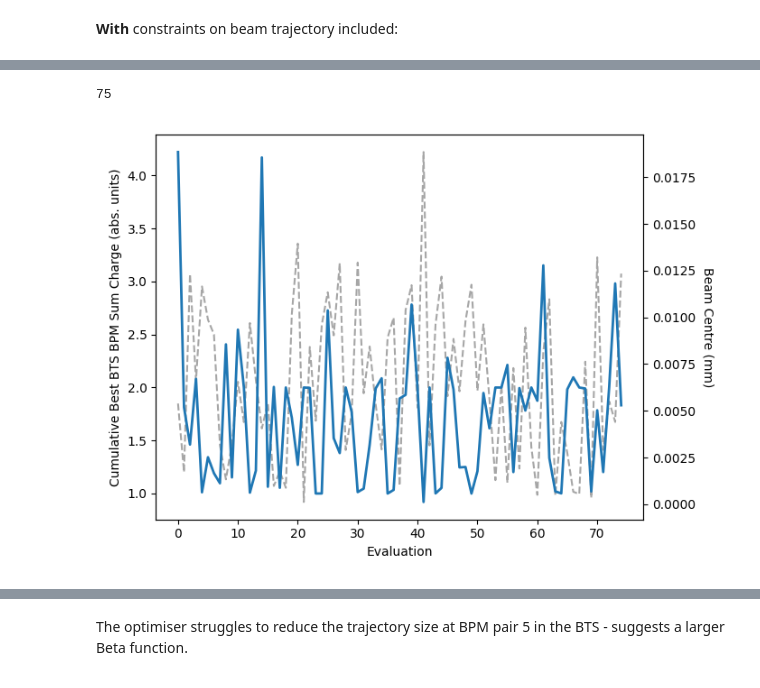
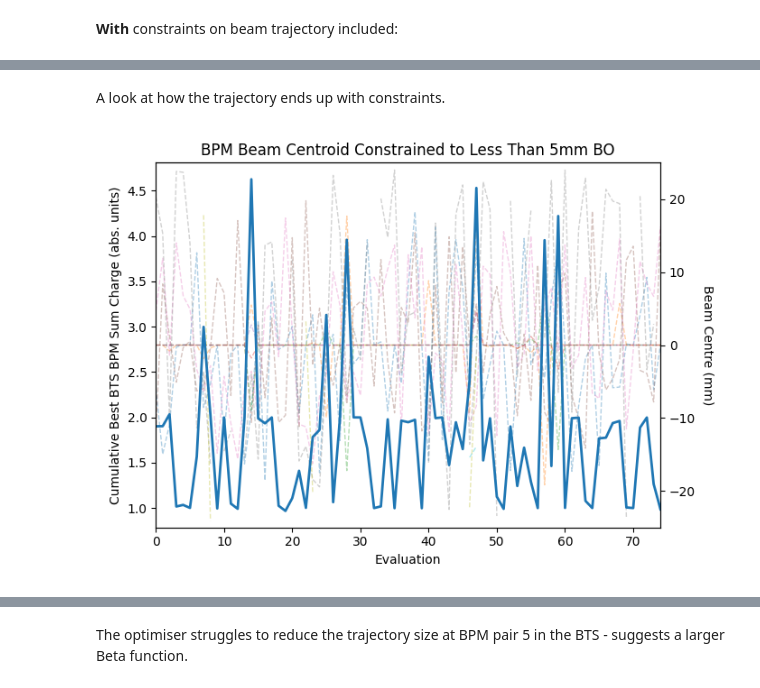
Before and after one commit to muonsontoast/pipelines, a Jupyter notebook: datadump/constraint-impact-EI/analysis.ipynb, the cells around one changed output, grey strips where cells are left out. Cells and saved outputs as stored; diff of their text form; code cells hidden in the pictures.

```diff
--- a/datadump/constraint-impact-EI/analysis.ipynb
+++ b/datadump/constraint-impact-EI/analysis.ipynb
@@ -152,42 +33,27 @@ Text(0, 0.5, 'Beam Centre (mm)')
+# %% [markdown]
+A look at how the trajectory ends up with constraints.
 # %%
-df = pd.read_csv(Path('..') / '2026-02-15__12-00-56.csv')
+df = pd.read_csv(Path('..') / '2026-02-15__13-55-59.csv')
 fig, ax = plt.subplots(1, 1, figsize = (7, 5))
 numDecisions = 14
 numConstraints = 12
 numObservables = 12
 evals = df.shape[0]
-print(evals)
 ax.plot(range(evals), df.iloc[:, numDecisions], zorder = 1, lw = 2, label = 'BTS Sum Charge')
 # ax.set_xlim(0, df.shape[0] - 1)
 ax.set_xlabel('Evaluation')
 ax.set_ylabel('Cumulative Best BTS BPM Sum Charge (abs. units)')
 ax2 = ax.twinx()
 ax.set_zorder(ax2.get_zorder() + 1)
 ax.patch.set_visible(False)
-# ax2.plot(range(evals), df['BPM (Index: 120) (ID: 36)'], color = 'black', ls = '--', alpha = .35)
 ax2.set_ylabel('Beam Centre (mm)', rotation = 270, labelpad = 15)
-fig.tight_layout()
 # filter the observables to replace nans with large negative numbers to prevent accumulate not working as a NaN is invalid
 for idx in range(numObservables):
-    result = df.iloc[:numDecisions + numConstraints + idx + 1]
-    ax2.plot(range(evals), result, label = f'BPM-{' '.join(df.columns[idx].split()[1:2])}')
-# for idx in range(numObservables):
-#     # arr = np.where(np.isnan(df.iloc[:, numDecisions + numConstraints + idx]), -np.inf, df.iloc[:, numDecisions + numConstraints + idx])
-#     # result = np.maximum.accumulate(arr) * 1e3
-#     result = df.iloc[:, numDecisions + 1 + numConstraints + idx]
-#     # print(result)
-#     if idx == 0:
-#         # print(result)
-#         print('*', df.columns[numDecisions + 1 + numConstraints + idx])
-#         ax2.plot(range(evals), result, label = 'x', color = 'black', lw = 1, ls = '--', zorder = 0)
-#     # elif idx == 1:
-#     #     # print(result)
-#     #     ax2.plot(range(evals), result, label = 'y', color = 'black', lw = 1, ls = '--', zorder = 0)
-#     # else:
-#     #     ax2.plot(range(evals), result, color = 'black', lw = 1, ls = '--', zorder = 0)
-# # ax2.set_ylim(10)
-# ax2.set_ylabel('Beam Centre (mm)', rotation = 270, labelpad = 15)
-# # ax2.set_ylim(-3.5, 3.5)
+    result = df.iloc[:, numDecisions + numConstraints + idx + 1] * 1e3
+    ax2.plot(range(evals), result, label = f'BPM-{' '.join(df.columns[idx].split()[1:2])}', ls = '--', lw = 1, alpha = .35)
+ax.set_xlim(0, 74)
+ax2.set_ylim(-25, 25)
+ax.set_title('BPM Beam Centroid Constrained to Less Than 5mm BO')
+fig.tight_layout()
 # %% [output]
-75
-[figure, old version]
+[figure, new version]
```
Also changed, not shown: parts of 8 cells of this notebook.
